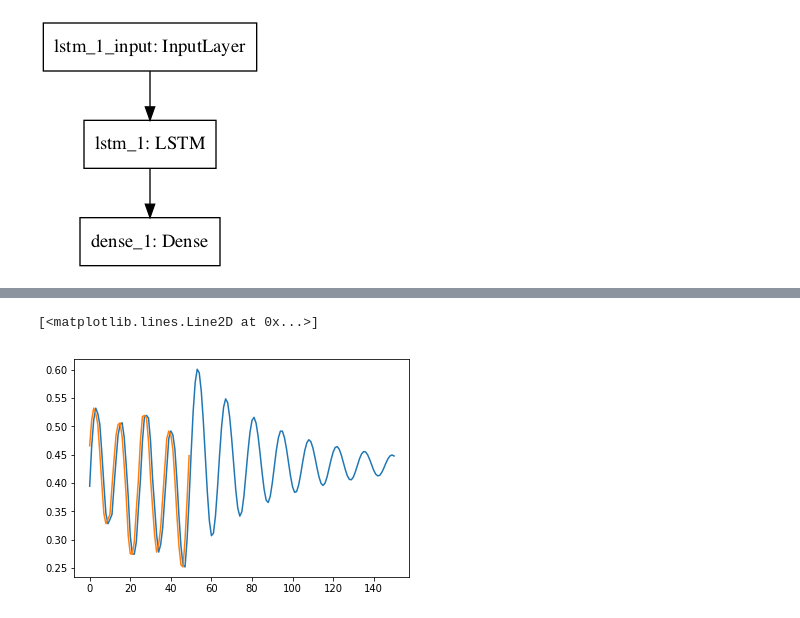
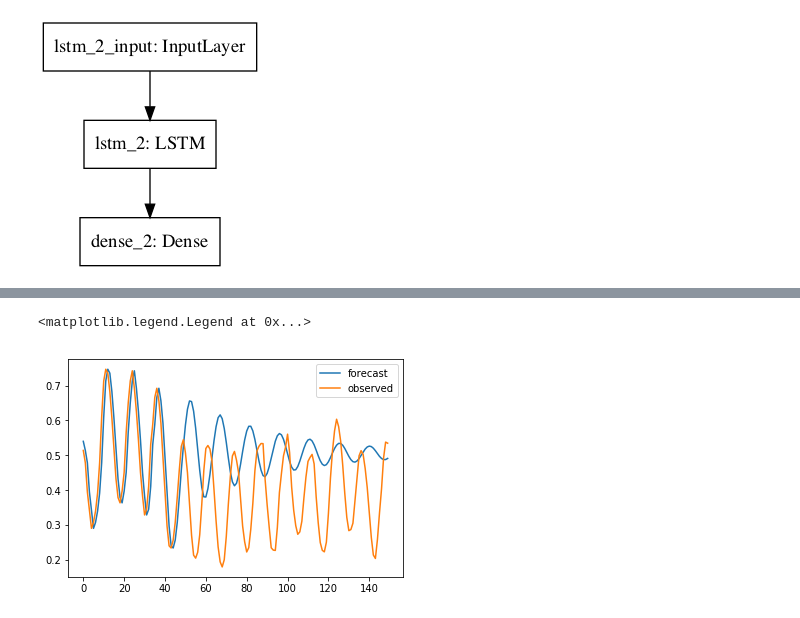
Before and after one commit to openearth/notebooks, a Jupyter notebook: deep_learning_example.ipynb, the cells around one changed output, grey strips where cells are left out. Cells and saved outputs as stored; diff of their text form; code cells hidden in the pictures.

```diff
--- a/deep_learning_example.ipynb
+++ b/deep_learning_example.ipynb
@@ -31,6 +32,9 @@ df['h'].plot()
 # %% [output]
 <matplotlib.axes._subplots.AxesSubplot at 0x...>
 [figure]
+# %%
+import datetime
+df = df.ix[df.index != pandas.Timestamp(1700, 1, 1)]
 # %%
 import seaborn
 _ = seaborn.distplot(df['h'].tail(n=100000))
@@ -49,7 +53,7 @@ df['h_scaled'] = np.squeeze(scaled)
 min [ 4855.] range [ 3175.]
 # %%
 year_train, year_test, year_validate = np.random.choice(list(set(df.year)), 3)
-year_train, year_test, year_validate = (2000, 2001, 2002)
+year_train, year_test, year_validate = (2001, 2002, 2003)
 # %%
 def make_dataset(all_df, year):
     df = all_df.ix[all_df.year == year]
@@ -186,9 +185,9 @@ for i in range(100):
         extra[np.newaxis, np.newaxis, :]
     ])
 # %%
-plt.plot(forecasts[:, 0, -1])
-plt.plot(N.transform(selection['h'].values))
-plt.plot(df_test.ix[50:200]['h'].values)
+plt.plot(forecasts[:, 0, -1], label='forecast')
+plt.plot(N.transform(df_test.ix[50:200]['h'].values), label='observed')
+plt.legend()
 # %% [output]
-[<matplotlib.lines.Line2D at 0x...>]
+<matplotlib.legend.Legend at 0x...>
-[figure, old version]
+[figure, new version]
```
Also changed, not shown: parts of 10 cells of this notebook.
